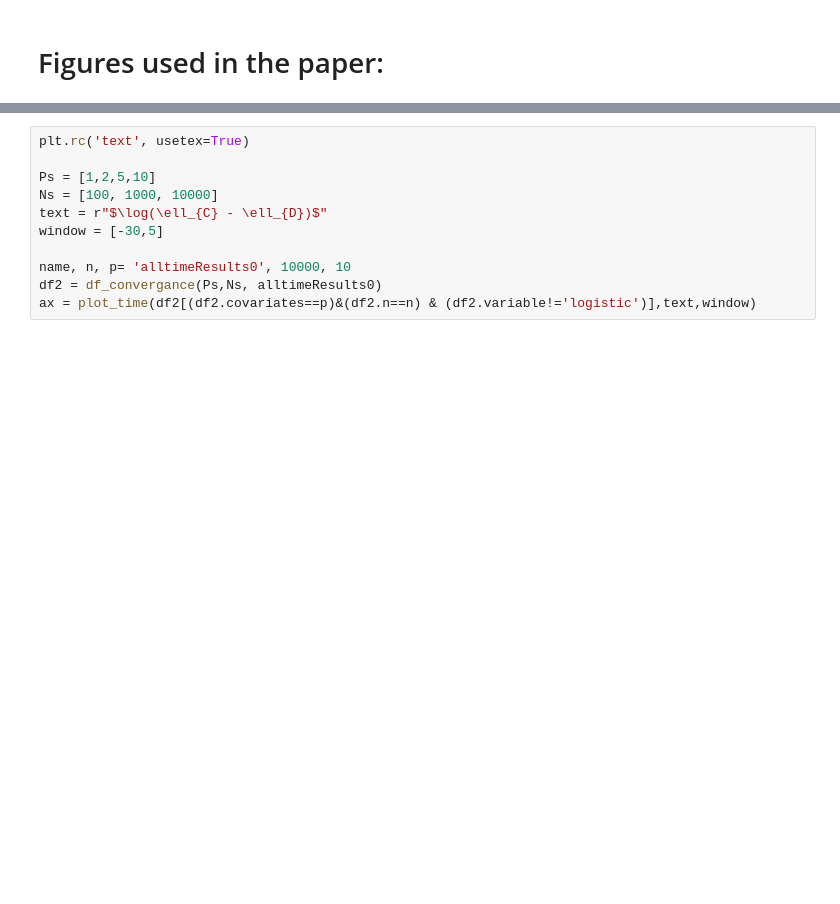
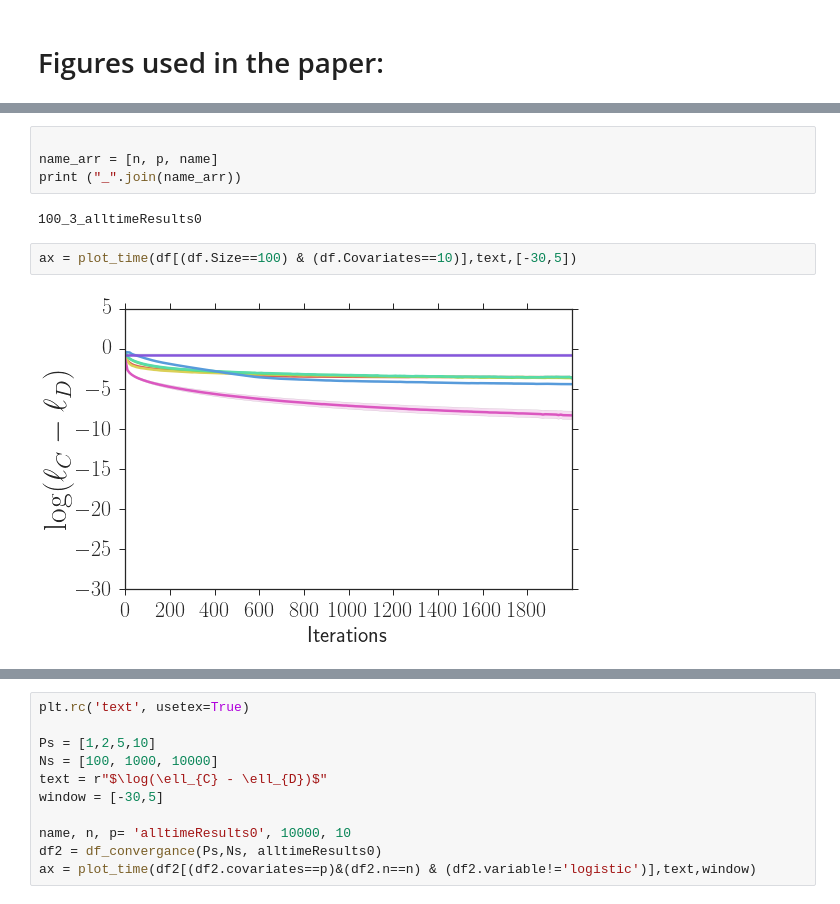
Before and after one commit to apoursh/Decentralized_reg, a Jupyter notebook: Results.ipynb, the cells around one changed output, grey strips where cells are left out. Saved outputs shown, nothing was run; the diff lists cells and outputs as text; blank space fills up the shorter version.

```diff
--- a/Results.ipynb
+++ b/Results.ipynb
@@ -671,0 +801,10 @@ np.array(alltimeResults0).shape
+# %%
+
+name_arr = [n, p, name]
+print ("_".join(name_arr))
+# %% [output]
+100_3_alltimeResults0
+# %%
+ax = plot_time(df[(df.Size==100) & (df.Covariates==10)],text,[-30,5])
+# %% [output]
+[figure, added]
```
Also changed, not shown: parts of 19 cells of this notebook.
